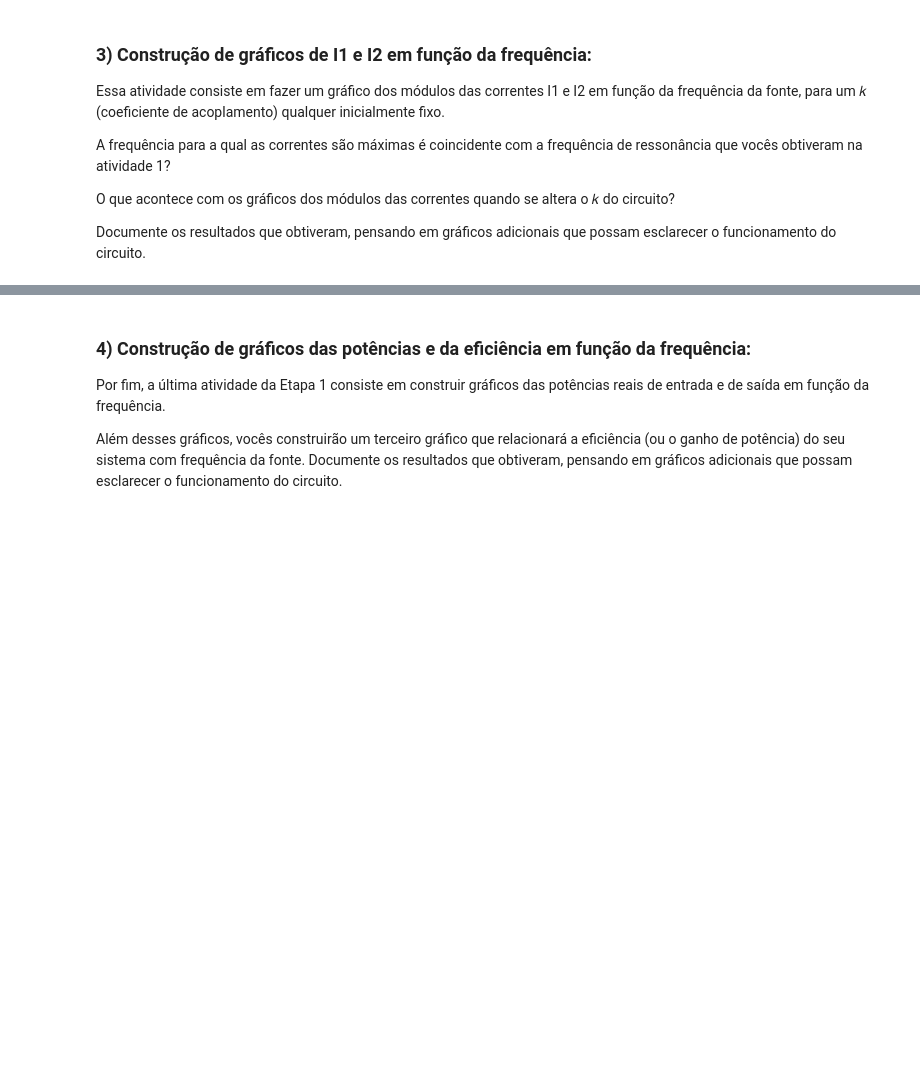
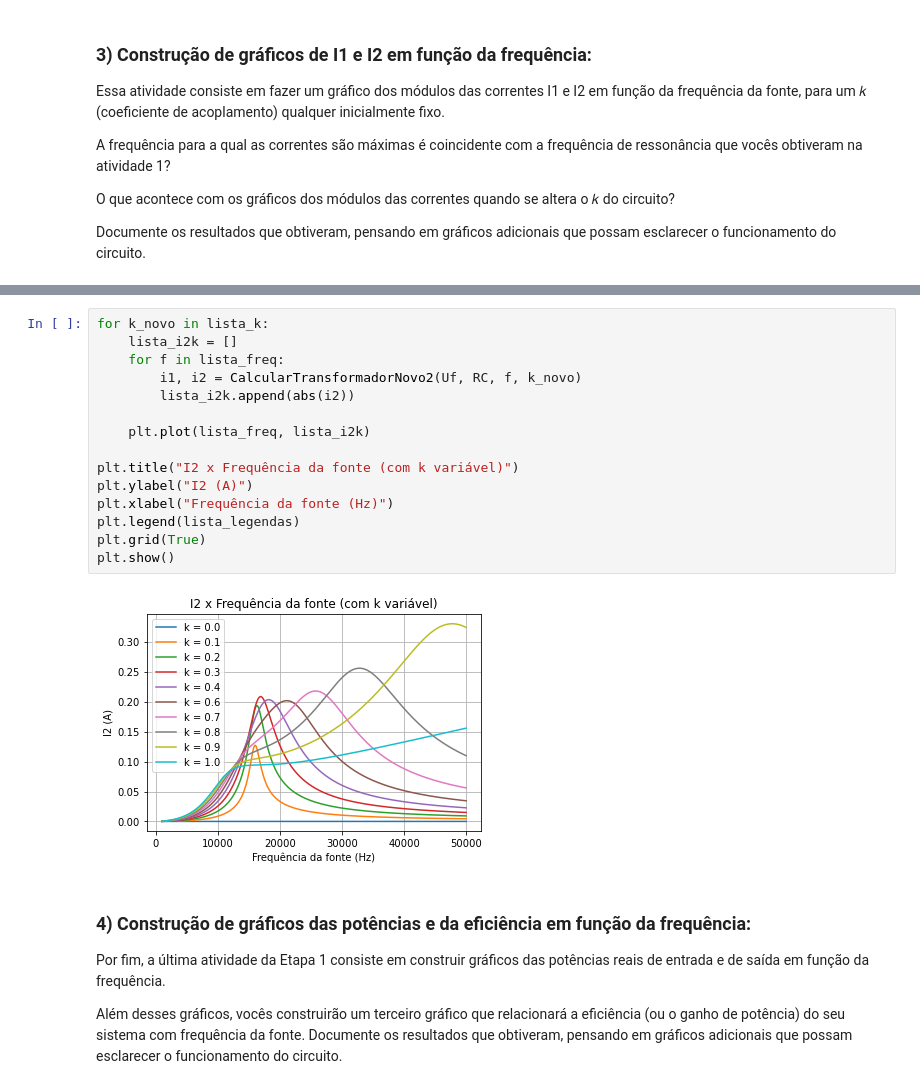
Before and after one commit to andresabcb/proj_eletromag_212, a Jupyter notebook: Projeto Eletromag 212.ipynb, the cells around one changed output, grey strips where cells are left out. Drawn from its saved outputs; the diff is of its cells as text; blank space fills up the shorter version.

```diff
--- a/Projeto Eletromag 212.ipynb
+++ b/Projeto Eletromag 212.ipynb
@@ -195,2 +275,19 @@ adicionais que possam esclarecer o funcionamento do circuito.
+# %%
+for k_novo in lista_k:
+    lista_i2k = []
+    for f in lista_freq:
+        i1, i2 = CalcularTransformadorNovo2(Uf, RC, f, k_novo)
+        lista_i2k.append(abs(i2))
+
+    plt.plot(lista_freq, lista_i2k)
+
+plt.title("I2 x Frequência da fonte (com k variável)")
+plt.ylabel("I2 (A)")
+plt.xlabel("Frequência da fonte (Hz)")
+plt.legend(lista_legendas)
+plt.grid(True)
+plt.show()
+# %% [output]
+[figure, added]
 # %% [markdown]
 ### 4) Construção de gráficos das potências e da eficiência em função da frequência:
```
Also changed, not shown: parts of 17 cells of this notebook.
